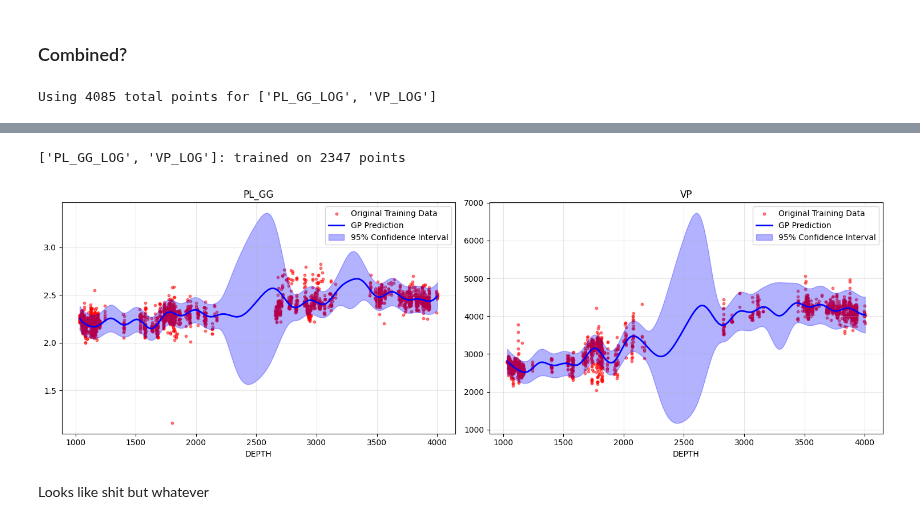
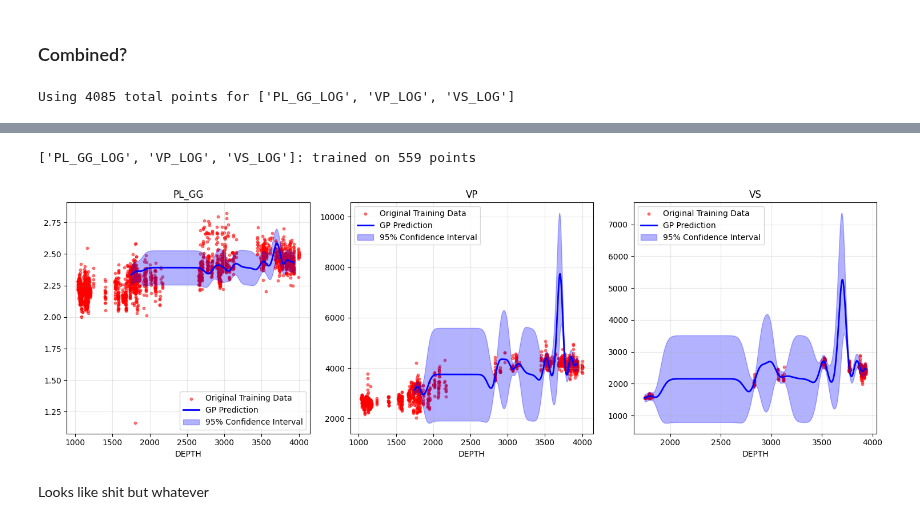
Before and after one commit to spaceswimmer/nnseismic, a Jupyter notebook: src/get-rockphysics-tagilsk.ipynb, the cells around one changed output, grey strips where cells are left out. Drawn from its saved outputs; the diff is of its cells as text; code cells hidden in the pictures.

```diff
--- a/src/get-rockphysics-tagilsk.ipynb
+++ b/src/get-rockphysics-tagilsk.ipynb
@@ -16,5 +16,5 @@ from util.gaussian_processes import fit_gp_model_all_wells, predict_gp_model
 # %%
-# las_files = glob('//mnt/Documents/MSU/Diploma/Data/х Фактические данные/Куб, интерпретация, ГИС/ГИС/*Tgl*.las')
-las_files = glob('../data/las/*Tgl*.las')
+las_files = glob('//mnt/Documents/MSU/Diploma/Data/х Фактические данные/Куб, интерпретация, ГИС/ГИС/*Tgl*.las')
+# las_files = glob('../data/las/*Tgl*.las')
 las_files
 # %% [output]
@@ -255,7 +255,7 @@ VP_LOG: trained on 2349 points
 # %%
 result = fit_gp_model_all_wells(
 las_dfs_oil_sand,
-property_col=['PL_GG_LOG', 'VP_LOG'],
+property_col=['PL_GG_LOG', 'VP_LOG', 'VS_LOG'],
 max_points=None,
 training_iter=50,
 lengthscale=0.1
@@ -265,6 +265,6 @@ for well_name, data in las_dfs_oil_sand.items():
     app_data = data[['DEPTH', 'VP', 'VS', 'PL_GG']]
     all_data.append(app_data)
 combined_df = pd.concat(all_data, ignore_index=True)
-visualize_multichannel_gp_results_side_by_side(result, ['PL_GG', 'VP'], combined_df, log_transform=True)
+visualize_multichannel_gp_results_side_by_side(result, ['PL_GG', 'VP', 'VS'], combined_df, log_transform=True)
 # %% [output]
-Using 4085 total points for ['PL_GG_LOG', 'VP_LOG']
+Using 4085 total points for ['PL_GG_LOG', 'VP_LOG', 'VS_LOG']
@@ -274,5 +274,5 @@ Iteration 40, Loss: 0.4204
-['PL_GG_LOG', 'VP_LOG']: trained on 2347 points
+['PL_GG_LOG', 'VP_LOG', 'VS_LOG']: trained on 559 points
-[figure, old version]
+[figure, new version]
 # %% [markdown]
 Looks like shit but whatever
 # %% [markdown]
```
Also changed, not shown: parts of 14 cells of this notebook, 3 other files.
